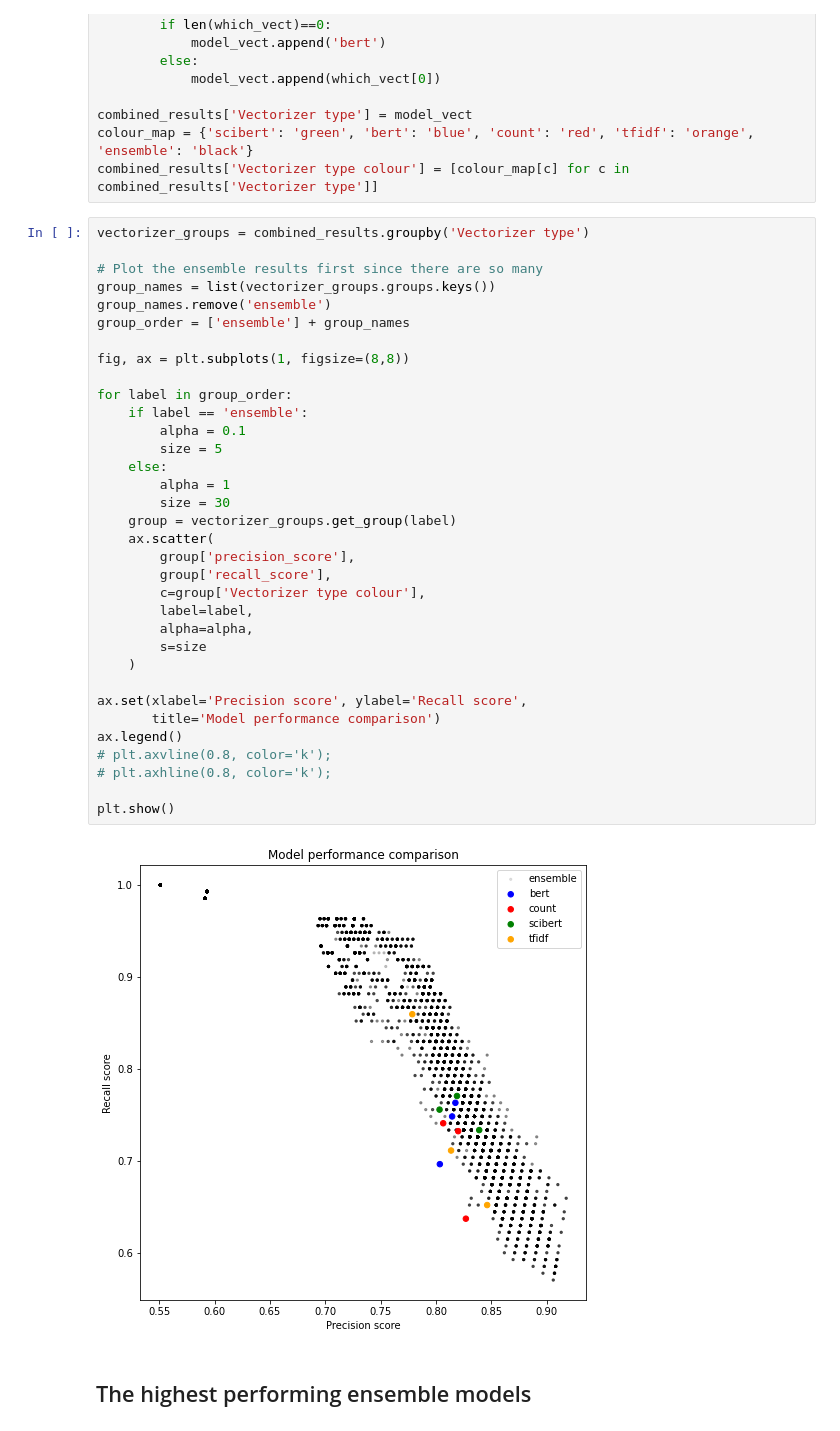
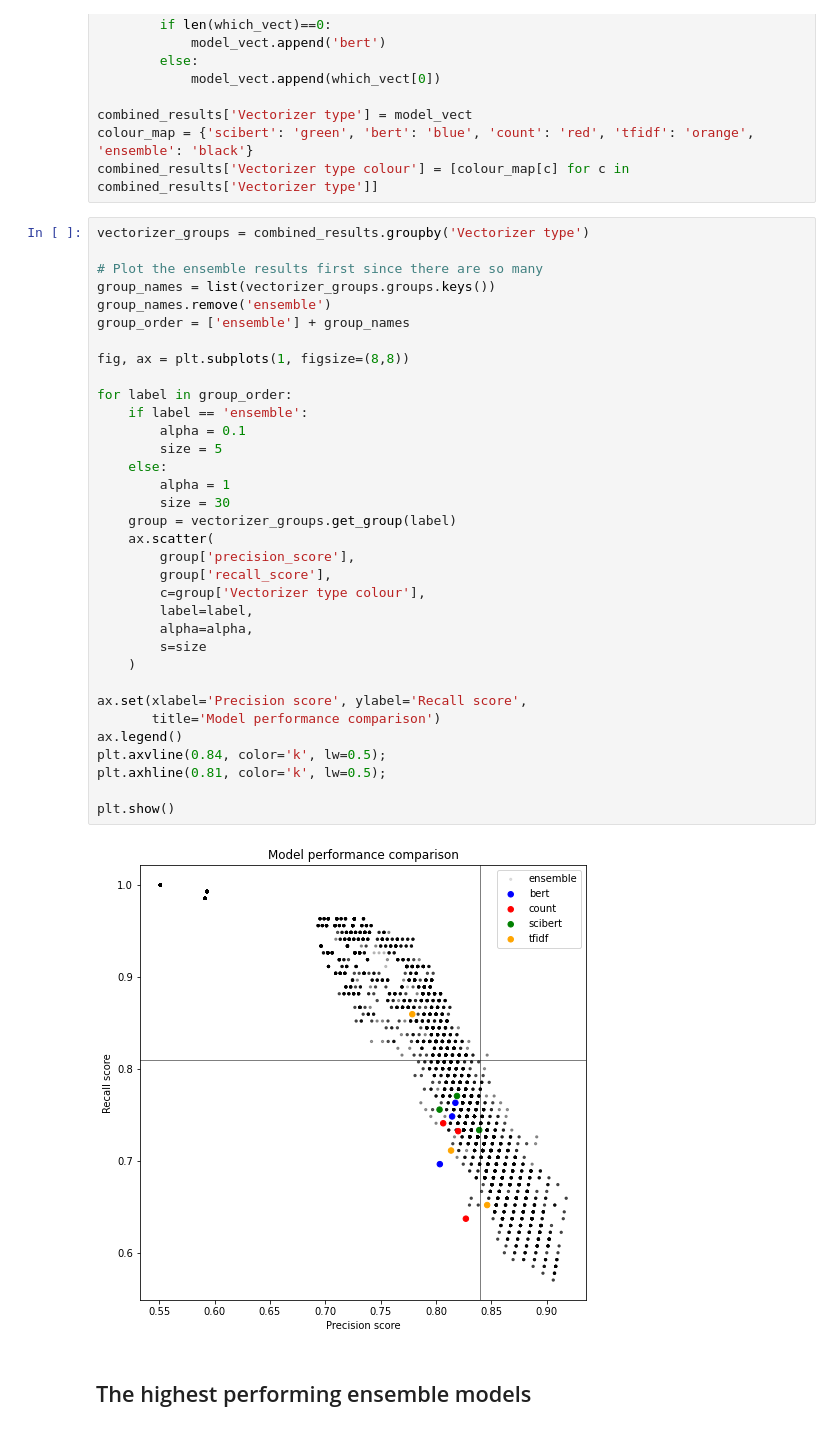
Before and after one commit to wellcometrust/nutrition-labels, a Jupyter notebook: notebooks/Ensemble parameter exploration.ipynb, the cells around one changed output. Cells and saved outputs as stored; diff of their text form.

Commit message:
add threshold lines to ensemble parameter plot

```diff
--- a/notebooks/Ensemble parameter exploration.ipynb
+++ b/notebooks/Ensemble parameter exploration.ipynb
@@ -213,36 +213,36 @@ vectorizer_groups = combined_results.groupby('Vectorizer type')
 # Plot the ensemble results first since there are so many
 group_names = list(vectorizer_groups.groups.keys())
 group_names.remove('ensemble')
 group_order = ['ensemble'] + group_names
 
 fig, ax = plt.subplots(1, figsize=(8,8))
 
 for label in group_order:
     if label == 'ensemble':
         alpha = 0.1
         size = 5
     else:
         alpha = 1
         size = 30
     group = vectorizer_groups.get_group(label)
     ax.scatter(
         group['precision_score'],
         group['recall_score'],
         c=group['Vectorizer type colour'],
         label=label,
         alpha=alpha,
         s=size
     )
 
 ax.set(xlabel='Precision score', ylabel='Recall score',
        title='Model performance comparison')
 ax.legend()
-# plt.axvline(0.8, color='k');
-# plt.axhline(0.8, color='k');
+plt.axvline(0.84, color='k', lw=0.5);
+plt.axhline(0.81, color='k', lw=0.5);
 
 plt.show()
 # %% [output]
-[figure, old version]
+[figure, new version]
 # %% [markdown]
 ## The highest performing ensemble models
 # %%
```
Also changed, not shown: parts of 1 cell of this notebook.
